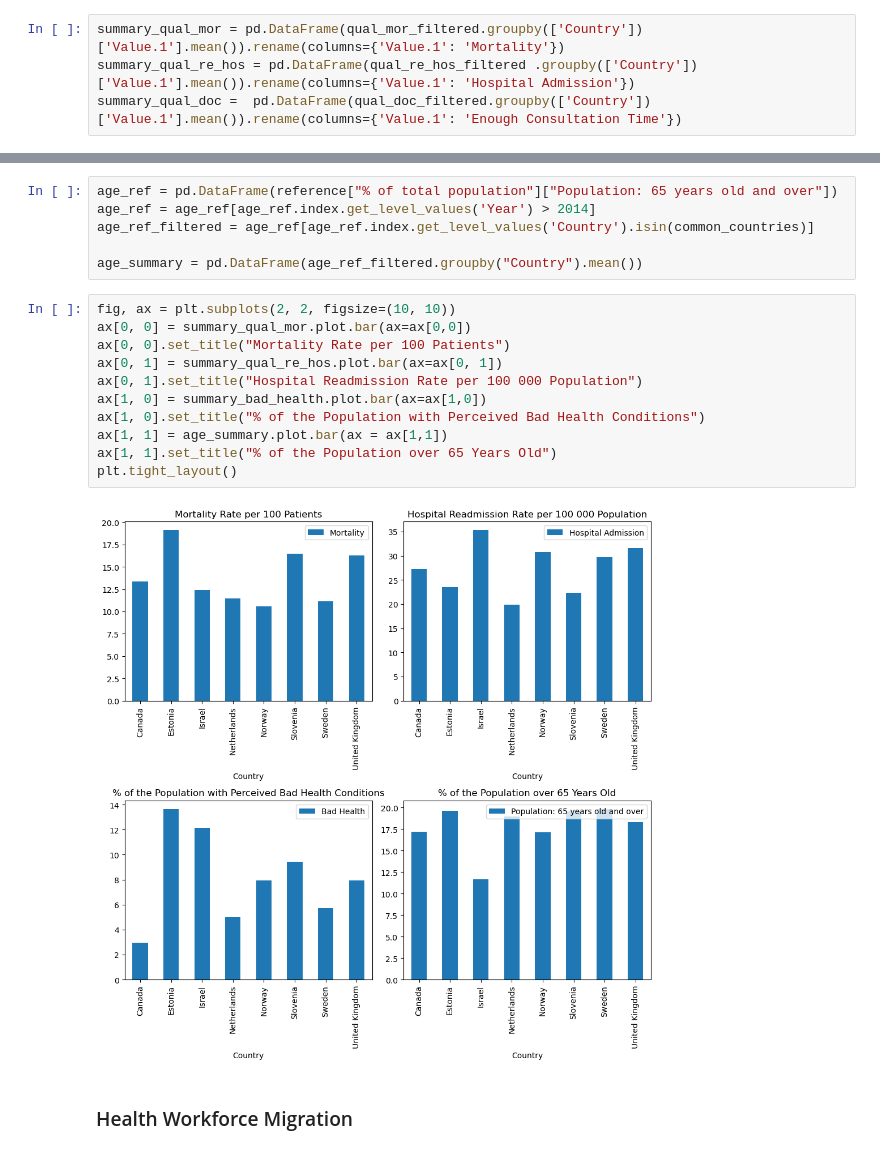
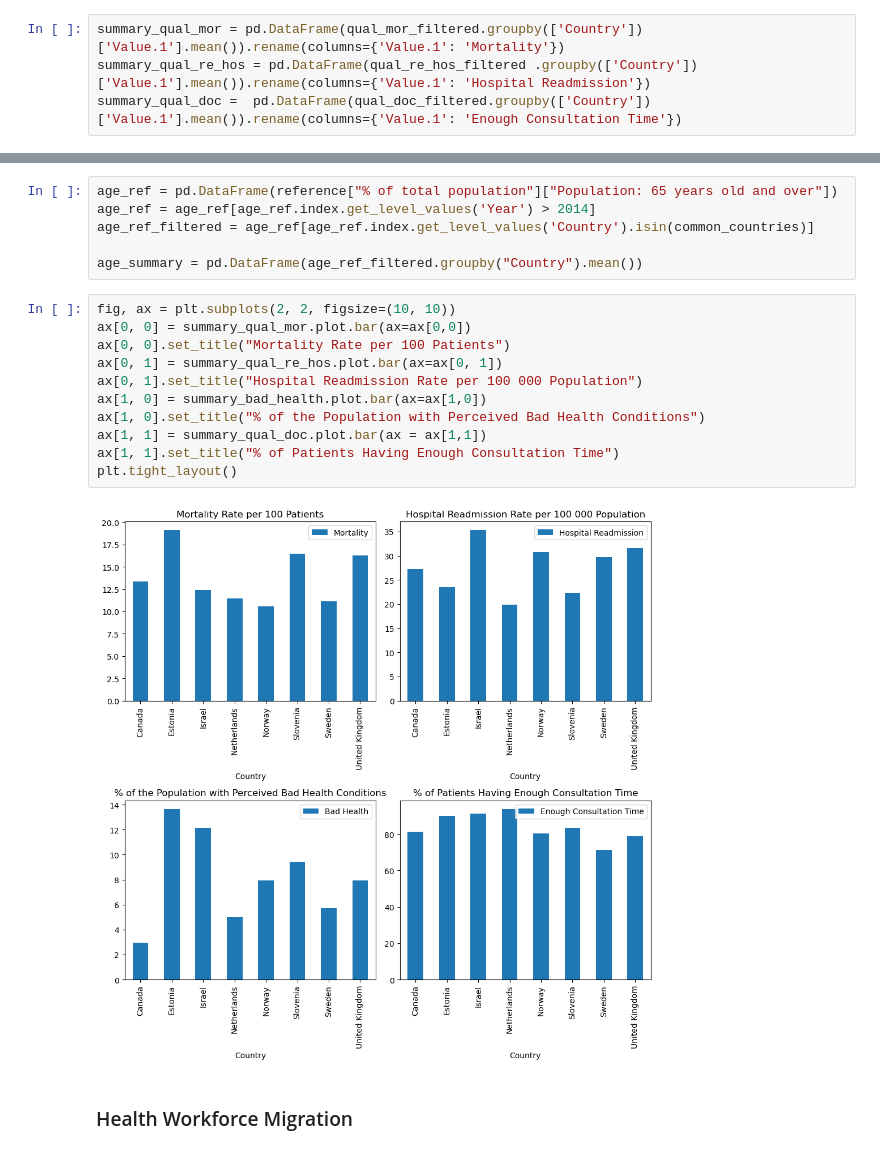
Before and after one commit to wren17/ECON323-Project, a Jupyter notebook: ECON323-FinalProject.ipynb, the cells around one changed output, grey strips where cells are left out. Cells and saved outputs as stored; diff of their text form.

```diff
--- a/ECON323-FinalProject.ipynb
+++ b/ECON323-FinalProject.ipynb
@@ -199,7 +199,7 @@ qual_re_hos_filtered = qual_re_hos[qual_re_hos['Country'].isin(common_countries)
 qual_doc_filtered = qual_doc[qual_doc['Country'].isin(common_countries)]
 # %%
 summary_qual_mor = pd.DataFrame(qual_mor_filtered.groupby(['Country'])['Value.1'].mean()).rename(columns={'Value.1': 'Mortality'})
-summary_qual_re_hos = pd.DataFrame(qual_re_hos_filtered .groupby(['Country'])['Value.1'].mean()).rename(columns={'Value.1': 'Hospital Admission'})
+summary_qual_re_hos = pd.DataFrame(qual_re_hos_filtered .groupby(['Country'])['Value.1'].mean()).rename(columns={'Value.1': 'Hospital Readmission'})
 summary_qual_doc =  pd.DataFrame(qual_doc_filtered.groupby(['Country'])['Value.1'].mean()).rename(columns={'Value.1': 'Enough Consultation Time'})
 # %%
 bad_health = pd.DataFrame(health_stat["% of population (crude rate)"]["Bad/very bad health, total aged 15+"]).rename(columns={'Bad/very bad health, total aged 15+': 'Bad Health'})
@@ -216,15 +216,15 @@ age_summary = pd.DataFrame(age_ref_filtered.groupby("Country").mean())
 # %%
 fig, ax = plt.subplots(2, 2, figsize=(10, 10))
 ax[0, 0] = summary_qual_mor.plot.bar(ax=ax[0,0])
 ax[0, 0].set_title("Mortality Rate per 100 Patients")
 ax[0, 1] = summary_qual_re_hos.plot.bar(ax=ax[0, 1])
 ax[0, 1].set_title("Hospital Readmission Rate per 100 000 Population")
 ax[1, 0] = summary_bad_health.plot.bar(ax=ax[1,0])
 ax[1, 0].set_title("% of the Population with Perceived Bad Health Conditions")
-ax[1, 1] = age_summary.plot.bar(ax = ax[1,1])
-ax[1, 1].set_title("% of the Population over 65 Years Old")
+ax[1, 1] = summary_qual_doc.plot.bar(ax = ax[1,1])
+ax[1, 1].set_title("% of Patients Having Enough Consultation Time")
 plt.tight_layout()
 # %% [output]
-[figure, old version]
+[figure, new version]
 # %% [markdown]
 ### Health Workforce Migration
```
Also changed, not shown: parts of 20 cells of this notebook.
